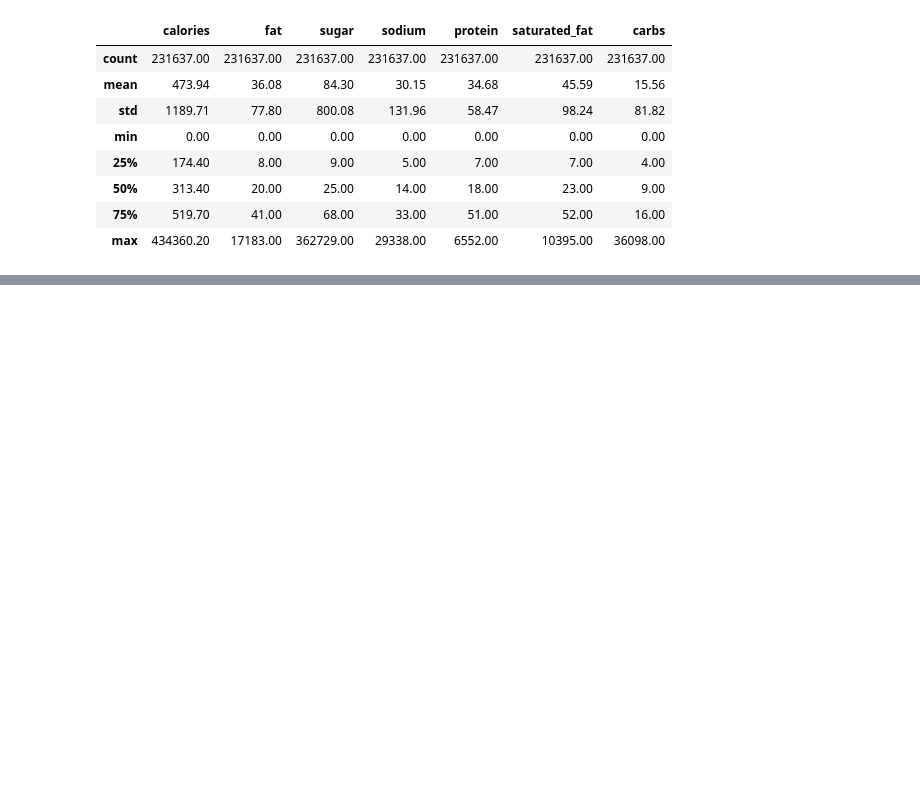
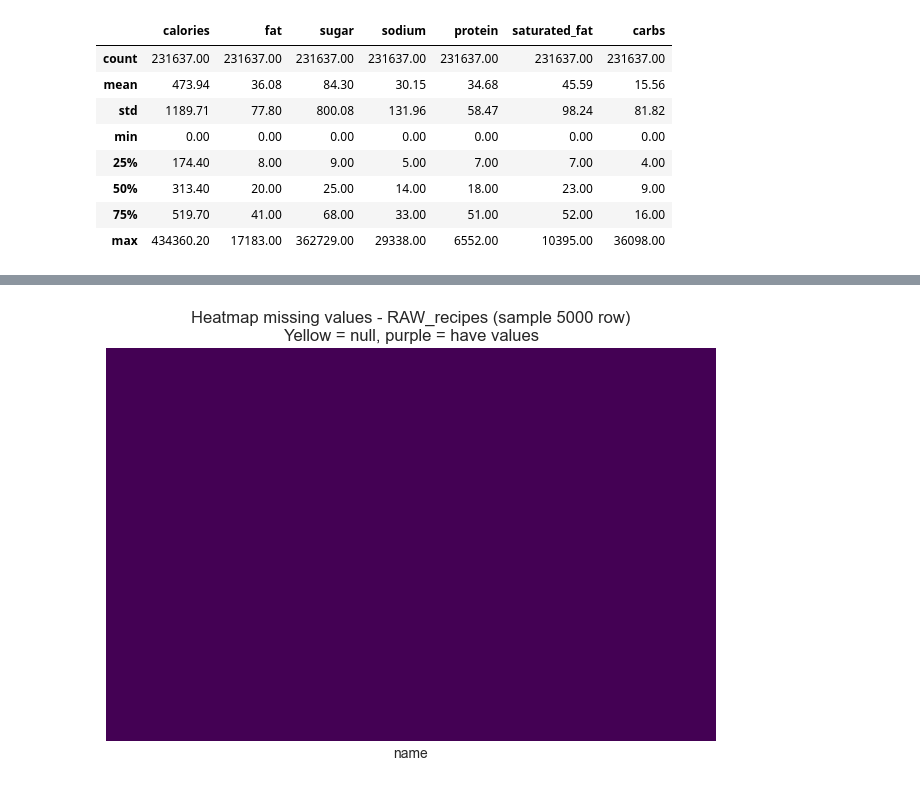
Before and after one commit to PH31M/Food-RecommendationSystem, a Jupyter notebook: notebooks/02_data_cleaning.ipynb, the cells around one changed output, grey strips where cells are left out. Cells and saved outputs as stored; diff of their text form; code cells hidden in the pictures; blank space fills up the shorter version.

```diff
--- a/notebooks/02_data_cleaning.ipynb
+++ b/notebooks/02_data_cleaning.ipynb
@@ -66,3 +98,24 @@ df_recipes['description'] = df_recipes['description'].fillna("No description ava
+# %%
+cols_with_null = null_df_recipes[null_df_recipes['null_count'] > 0].index.tolist()
+
+if cols_with_null:
+    sample_idx = df_recipes.sample(5000, random_state=42).index
+
+    plt.Figure(figsize=(10,4))
+    sns.heatmap(
+        df_recipes.loc[sample_idx, cols_with_null].isnull(),
+        yticklabels=False,
+        cbar=False,
+        cmap='viridis',
+        xticklabels=cols_with_null
+    )
+    plt.title('Heatmap missing values - RAW_recipes (sample 5000 row)\nYellow = null, purple = have values')
+    plt.tight_layout()
+    plt.show()
+else:
+    print ("Not row have null in recipes")
+# %% [output]
+[figure, added]
 # %%
 # Remove duplicates
 #Duplicate records can occur due to data collection or merging processes. These duplicates can negatively affect data analysis and model training.
```
Also changed, not shown: parts of 2 cells of this notebook.
